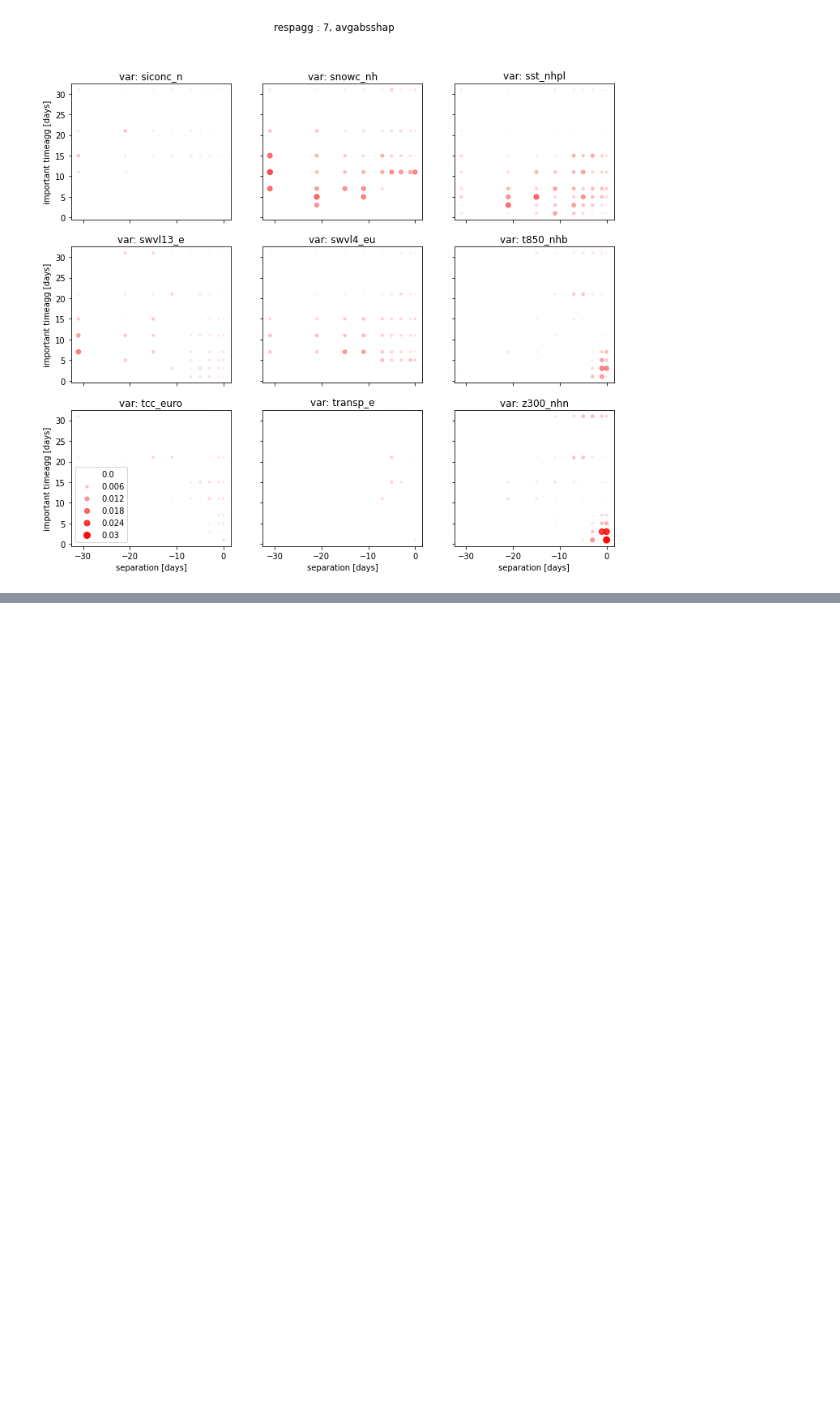
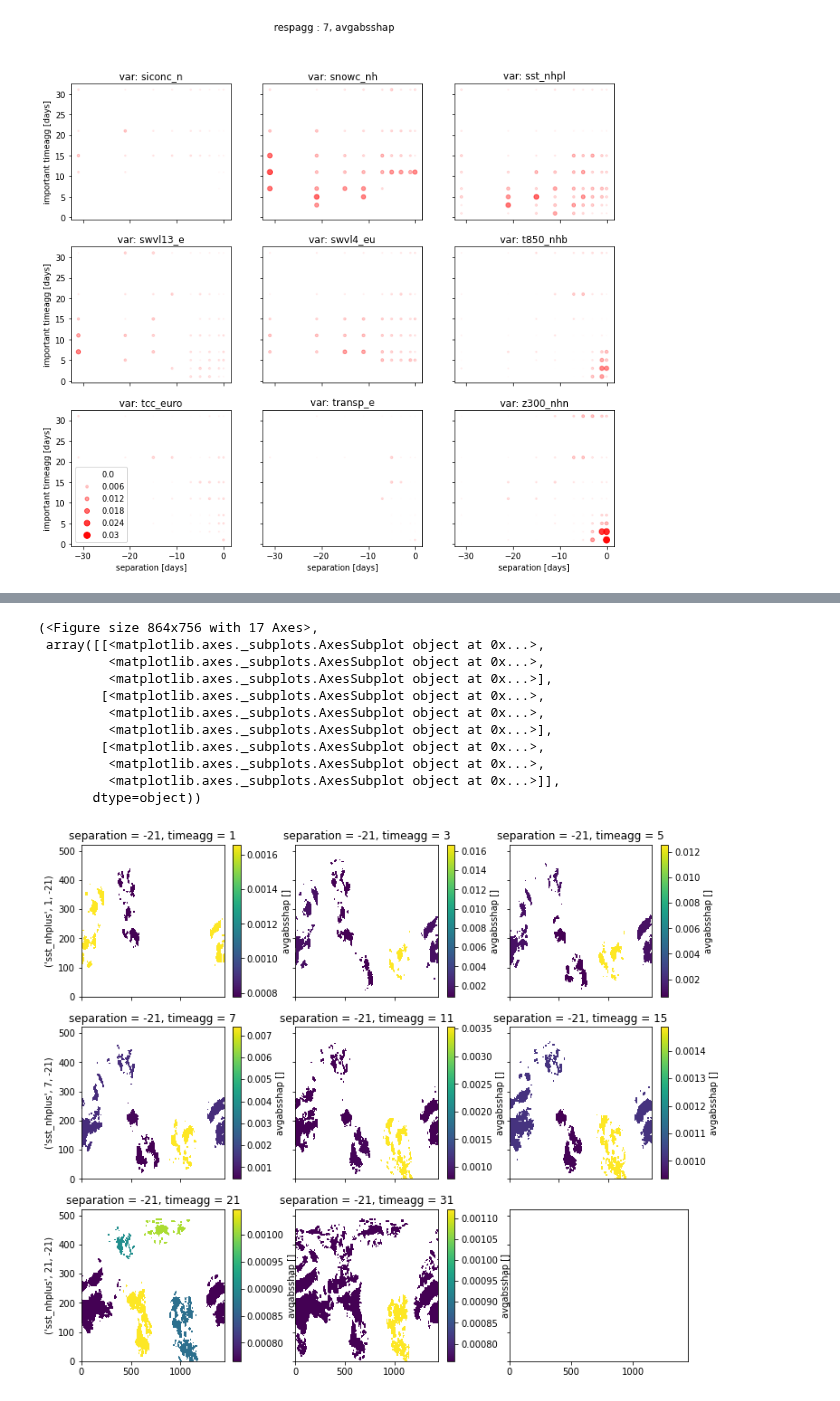
Before and after one commit to chiemvs/Weave, a Jupyter notebook: notebooks/test_inspection.ipynb, the cells around one changed output, grey strips where cells are left out. Cells and saved outputs as stored; diff of their text form; code cells hidden in the pictures; blank space fills up the shorter version.

```diff
--- a/notebooks/test_inspection.ipynb
+++ b/notebooks/test_inspection.ipynb
@@ -140,0 +59,16 @@ shap.load_data(inputpath = Path('/scistor/ivm/jsn295/clusterpar3_roll_spearman_v
+# %%
+mapresult = mapint.map_to_fields(shap.df.loc[(slice(None),'sst_nhplus',slice(None),slice(None),-21),:].iloc[:,0])
+mapplot(mapresult, wrap_per_row=3)
+# %% [output]
+(<Figure size 864x756 with 17 Axes>,
+ array([[<matplotlib.axes._subplots.AxesSubplot object at 0x...>,
+         <matplotlib.axes._subplots.AxesSubplot object at 0x...>,
+         <matplotlib.axes._subplots.AxesSubplot object at 0x...>],
+        [<matplotlib.axes._subplots.AxesSubplot object at 0x...>,
+         <matplotlib.axes._subplots.AxesSubplot object at 0x...>,
+         <matplotlib.axes._subplots.AxesSubplot object at 0x...>],
+        [<matplotlib.axes._subplots.AxesSubplot object at 0x...>,
+         <matplotlib.axes._subplots.AxesSubplot object at 0x...>,
+         <matplotlib.axes._subplots.AxesSubplot object at 0x...>]],
+       dtype=object))
+[figure, added]
```
Also changed, not shown: parts of 33 cells of this notebook, 1 other file.
